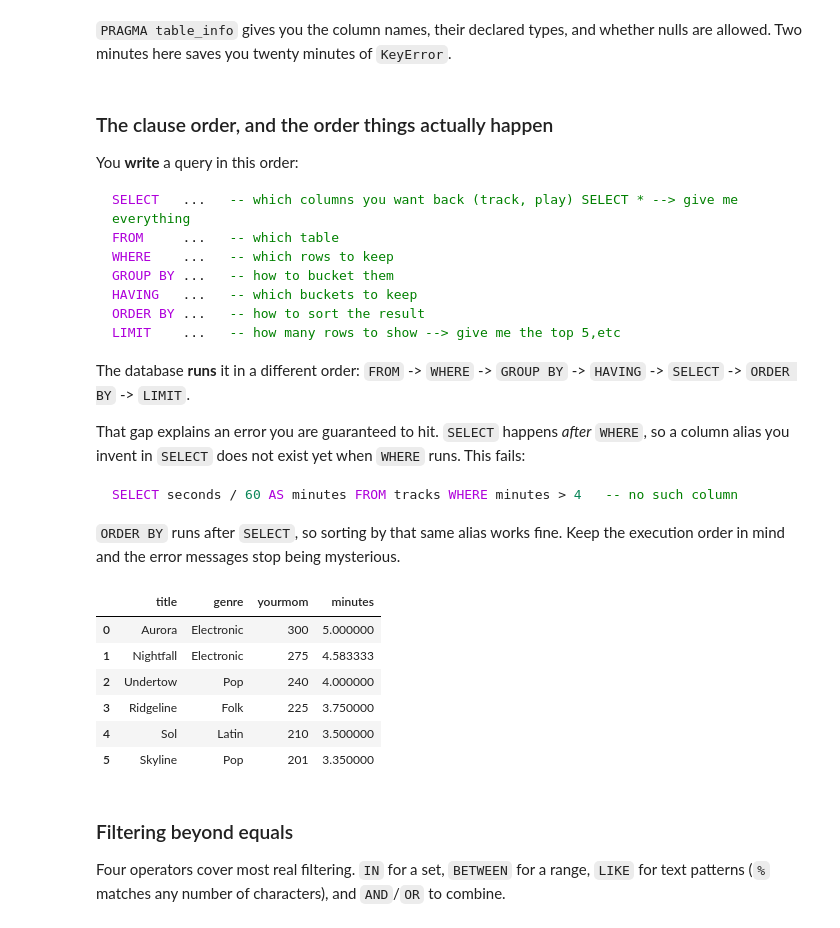
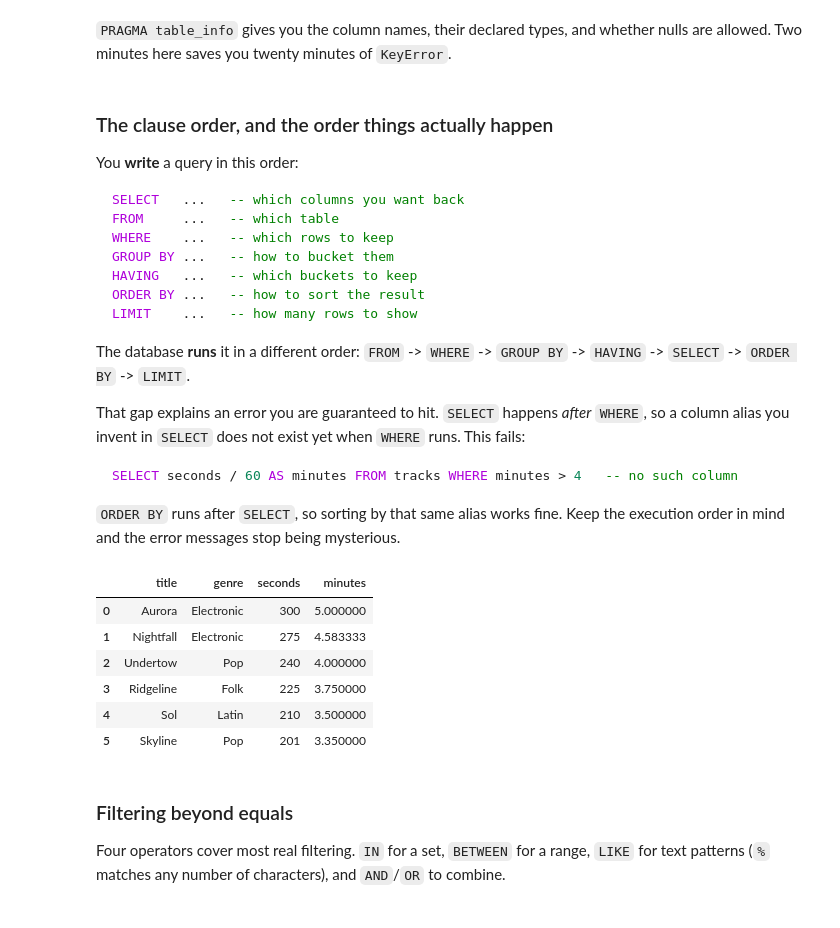
Before and after one commit to raffaellaalpaca-ai/ds2002-fa26, a Jupyter notebook: notebooks/02-sql-databases/2026-09-07 — SQL Fundamentals in Notebooks — Lecture.ipynb, the cells around one changed output. Saved outputs shown, nothing was run; the diff lists cells and outputs as text; code cells hidden in the pictures.

````diff
--- a/notebooks/02-sql-databases/2026-09-07 — SQL Fundamentals in Notebooks — Lecture.ipynb
+++ b/notebooks/02-sql-databases/2026-09-07 — SQL Fundamentals in Notebooks — Lecture.ipynb
@@ -168,13 +147,13 @@ q('PRAGMA table_info(tracks)')
 You **write** a query in this order:
 
 ```sql
-SELECT   ...   -- which columns you want back (track, play) SELECT * --> give me everything
+SELECT   ...   -- which columns you want back
 FROM     ...   -- which table
 WHERE    ...   -- which rows to keep
 GROUP BY ...   -- how to bucket them
 HAVING   ...   -- which buckets to keep
 ORDER BY ...   -- how to sort the result
-LIMIT    ...   -- how many rows to show --> give me the top 5,etc
+LIMIT    ...   -- how many rows to show
 ```
 
 The database **runs** it in a different order: `FROM` -> `WHERE` -> `GROUP BY` -> `HAVING` -> `SELECT` -> `ORDER BY` -> `LIMIT`.
@@ -188,16 +167,14 @@ SELECT seconds / 60 AS minutes FROM tracks WHERE minutes > 4   -- no such column
 `ORDER BY` runs after `SELECT`, so sorting by that same alias works fine. Keep the execution order in mind and the error messages stop being mysterious.
 # %%
 # Filter, then sort. Note the alias works in ORDER BY but would fail in WHERE.
-#WE can do math ---> seconds/60
-#seconds AS yourmom --> to change column name
 q('''
-SELECT title, genre, seconds AS yourmom, seconds / 60.0 AS minutes --columns
+SELECT title, genre, seconds, seconds / 60.0 AS minutes
 FROM tracks
 WHERE seconds > 200
 ORDER BY minutes DESC
 ''')
 # %% [output]
-|  | title | genre | yourmom | minutes |
+|  | title | genre | seconds | minutes |
 | 0 | Aurora | Electronic | 300 | 5.000000 |
 | 1 | Nightfall | Electronic | 275 | 4.583333 |
 | 2 | Undertow | Pop | 240 | 4.000000 |
````
Also changed, not shown: parts of 12 cells of this notebook.
